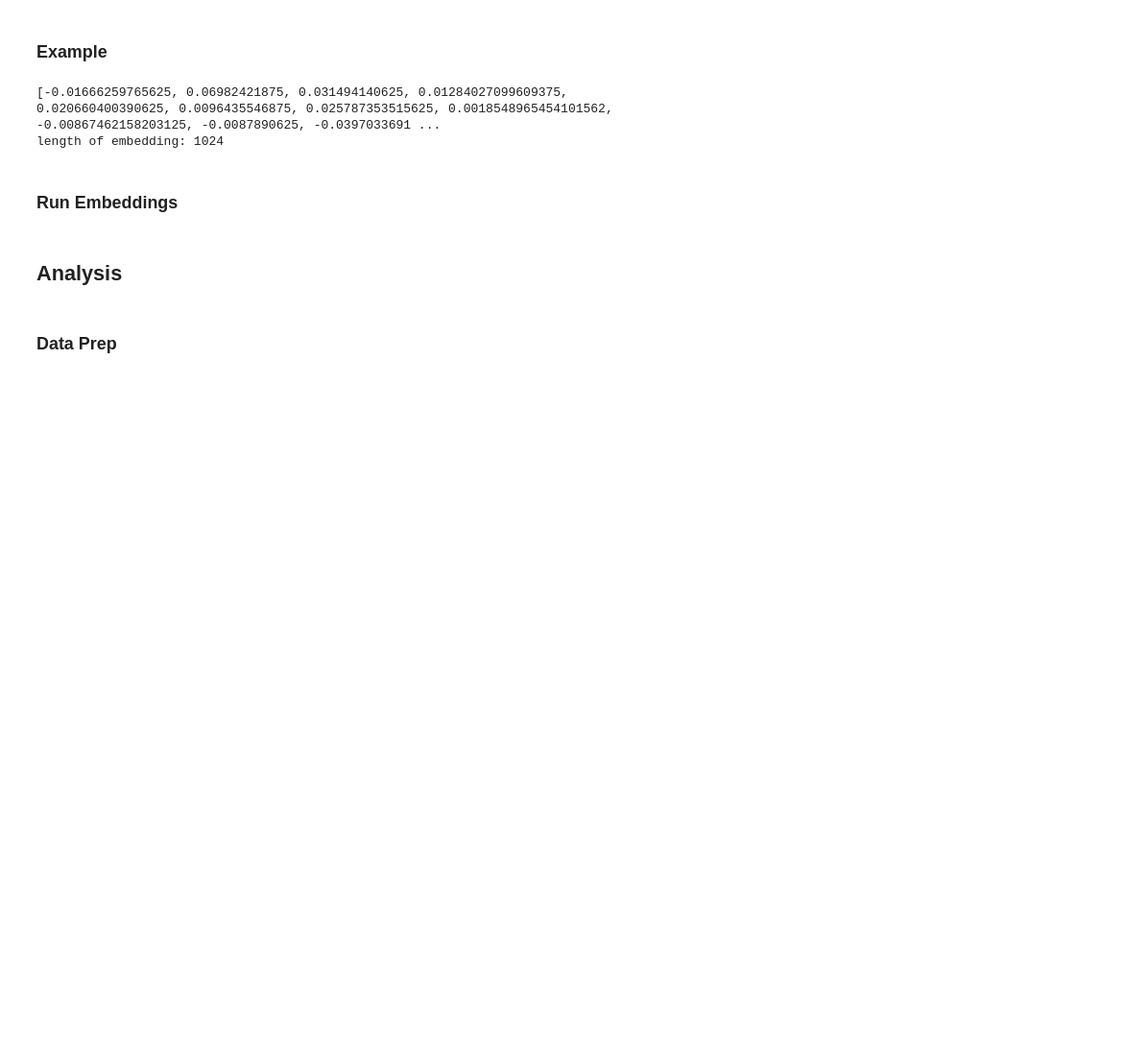
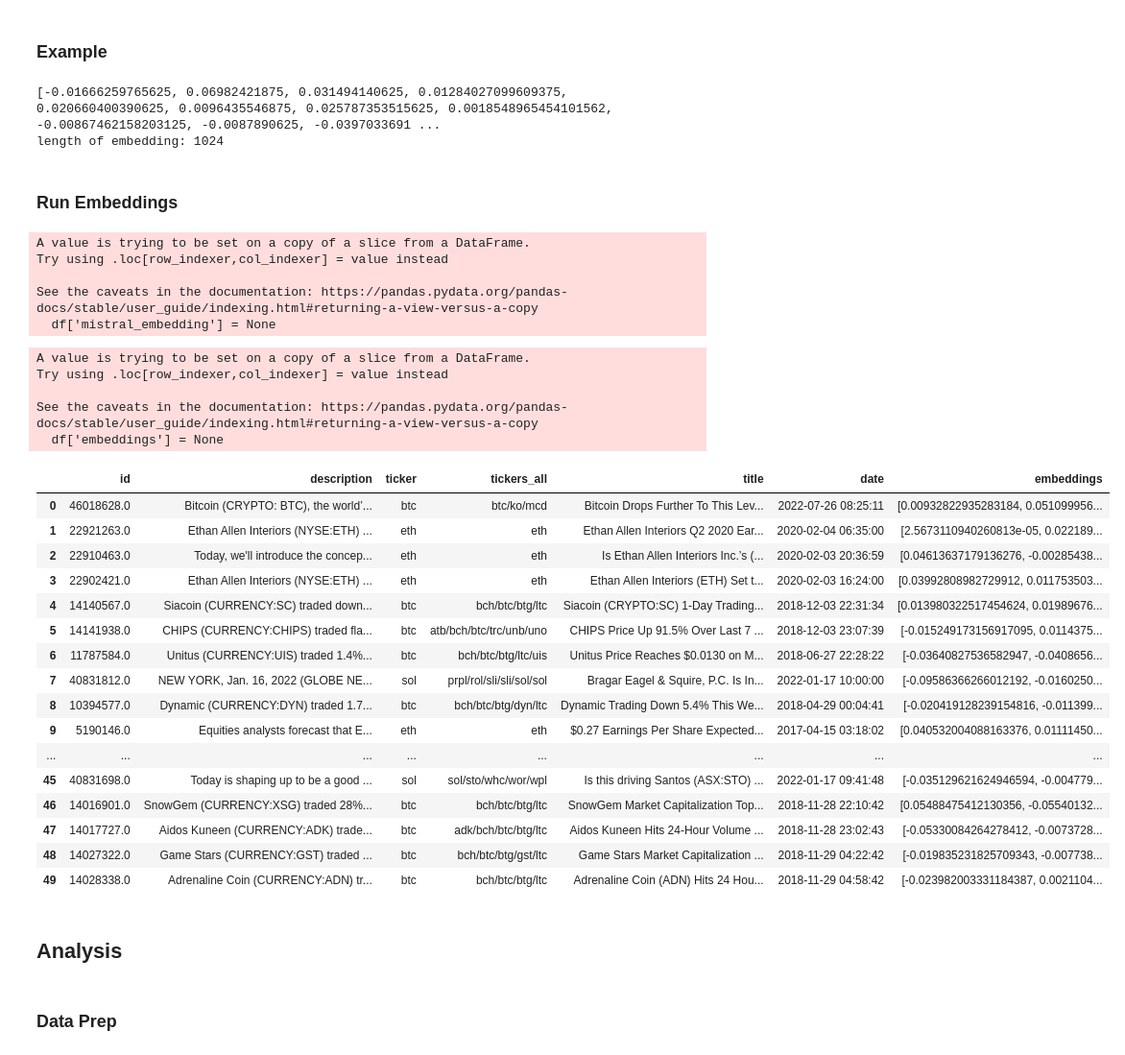
Before and after one commit to yeyechen/NLP-news-sentiment-on-cryptos, a Jupyter notebook: notebooks/embeddings.ipynb, the cells around one changed output. Shown at 96% size. Cells and saved outputs as stored; diff of their text form; code cells hidden in the pictures; blank space fills up the shorter version.

```diff
--- a/notebooks/embeddings.ipynb
+++ b/notebooks/embeddings.ipynb
@@ -151,6 +204,42 @@ def run_mistral_embedding(df: pd.DataFrame, api_key, model: str = 'mistral-embed
 # %%
 api_key = credentials['api_key']['mistral']
-run_mistral_embedding(news_data_df, api_key=api_key, model='mistral-embed')
+test_df = news_data_df.iloc[:20, :]
+run_mistral_embedding(test_df, api_key=api_key, model='mistral-embed')
+# %% [output]
+A value is trying to be set on a copy of a slice from a DataFrame.
+Try using .loc[row_indexer,col_indexer] = value instead
+
+See the caveats in the documentation: https://pandas.pydata.org/pandas-docs/stable/user_guide/indexing.html#returning-a-view-versus-a-copy
+  df['mistral_embedding'] = None
+# %%
+test_df = news_data_df.iloc[:50, :]
+run_miniLM_embedding(test_df, credentials['api_key']['huggingface'], batch_size=5)
+# %% [output]
+A value is trying to be set on a copy of a slice from a DataFrame.
+Try using .loc[row_indexer,col_indexer] = value instead
+
+See the caveats in the documentation: https://pandas.pydata.org/pandas-docs/stable/user_guide/indexing.html#returning-a-view-versus-a-copy
+  df['embeddings'] = None
+# %%
+test_df
+# %% [output]
+|  | id | description | ticker | tickers_all | title | date | embeddings |
+| 0 | 46018628.0 | Bitcoin (CRYPTO: BTC), the world’... | btc | btc/ko/mcd | Bitcoin Drops Further To This Lev... | 2022-07-26 08:25:11 | [0.00932822935283184, 0.051099956... |
+| 1 | 22921263.0 | Ethan Allen Interiors (NYSE:ETH) ... | eth | eth | Ethan Allen Interiors Q2 2020 Ear... | 2020-02-04 06:35:00 | [2.5673110940260813e-05, 0.022189... |
+| 2 | 22910463.0 | Today, we'll introduce the concep... | eth | eth | Is Ethan Allen Interiors Inc.’s (... | 2020-02-03 20:36:59 | [0.04613637179136276, -0.00285438... |
+| 3 | 22902421.0 | Ethan Allen Interiors (NYSE:ETH) ... | eth | eth | Ethan Allen Interiors (ETH) Set t... | 2020-02-03 16:24:00 | [0.03992808982729912, 0.011753503... |
+| 4 | 14140567.0 | Siacoin (CURRENCY:SC) traded down... | btc | bch/btc/btg/ltc | Siacoin (CRYPTO:SC) 1-Day Trading... | 2018-12-03 22:31:34 | [0.013980322517454624, 0.01989676... |
+| 5 | 14141938.0 | CHIPS (CURRENCY:CHIPS) traded fla... | btc | atb/bch/btc/trc/unb/uno | CHIPS Price Up 91.5% Over Last 7 ... | 2018-12-03 23:07:39 | [-0.015249173156917095, 0.0114375... |
+| 6 | 11787584.0 | Unitus (CURRENCY:UIS) traded 1.4%... | btc | bch/btc/btg/ltc/uis | Unitus Price Reaches $0.0130 on M... | 2018-06-27 22:28:22 | [-0.03640827536582947, -0.0408656... |
+| 7 | 40831812.0 | NEW YORK, Jan. 16, 2022 (GLOBE NE... | sol | prpl/rol/sli/sli/sol/sol | Bragar Eagel & Squire, P.C. Is In... | 2022-01-17 10:00:00 | [-0.09586366266012192, -0.0160250... |
+| 8 | 10394577.0 | Dynamic (CURRENCY:DYN) traded 1.7... | btc | bch/btc/btg/dyn/ltc | Dynamic Trading Down 5.4% This We... | 2018-04-29 00:04:41 | [-0.020419128239154816, -0.011399... |
+| 9 | 5190146.0 | Equities analysts forecast that E... | eth | eth | $0.27 Earnings Per Share Expected... | 2017-04-15 03:18:02 | [0.040532004088163376, 0.01111450... |
+| ... | ... | ... | ... | ... | ... | ... | ... |
+| 45 | 40831698.0 | Today is shaping up to be a good ... | sol | sol/sto/whc/wor/wpl | Is this driving Santos (ASX:STO) ... | 2022-01-17 09:41:48 | [-0.035129621624946594, -0.004779... |
+| 46 | 14016901.0 | SnowGem (CURRENCY:XSG) traded 28%... | btc | bch/btc/btg/ltc | SnowGem Market Capitalization Top... | 2018-11-28 22:10:42 | [0.05488475412130356, -0.05540132... |
+| 47 | 14017727.0 | Aidos Kuneen (CURRENCY:ADK) trade... | btc | adk/bch/btc/btg/ltc | Aidos Kuneen Hits 24-Hour Volume ... | 2018-11-28 23:02:43 | [-0.05330084264278412, -0.0073728... |
+| 48 | 14027322.0 | Game Stars (CURRENCY:GST) traded ... | btc | bch/btc/btg/gst/ltc | Game Stars Market Capitalization ... | 2018-11-29 04:22:42 | [-0.019835231825709343, -0.007738... |
+| 49 | 14028338.0 | Adrenaline Coin (CURRENCY:ADN) tr... | btc | bch/btc/btg/ltc | Adrenaline Coin (ADN) Hits 24 Hou... | 2018-11-29 04:58:42 | [-0.023982003331184387, 0.0021104... |
 # %% [markdown]
 ## Analysis
 # %% [markdown]
```
Also changed, not shown: parts of 15 cells of this notebook, 1 other file.
